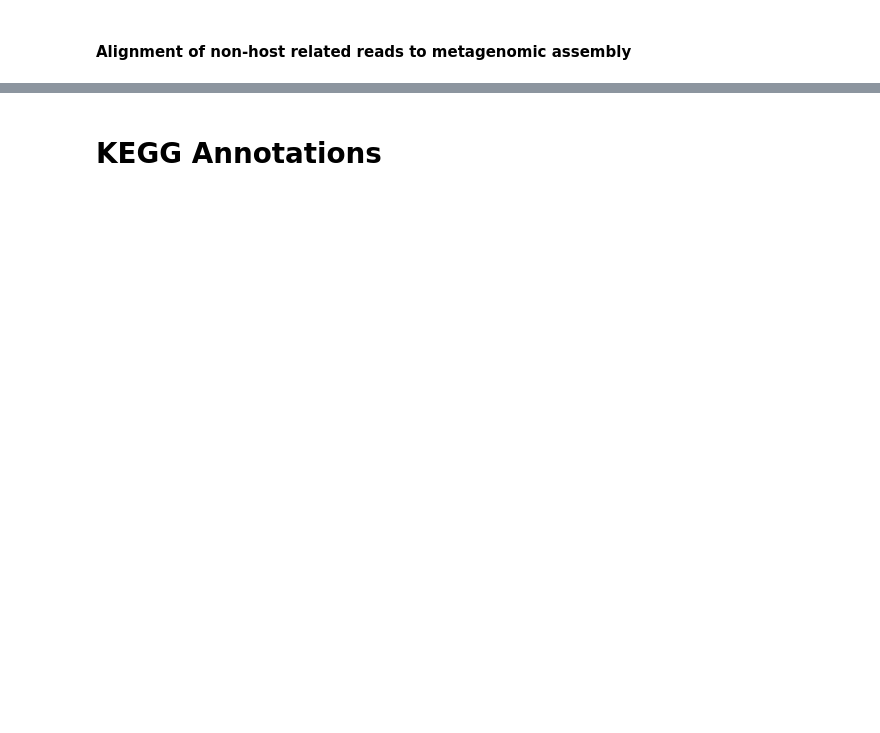
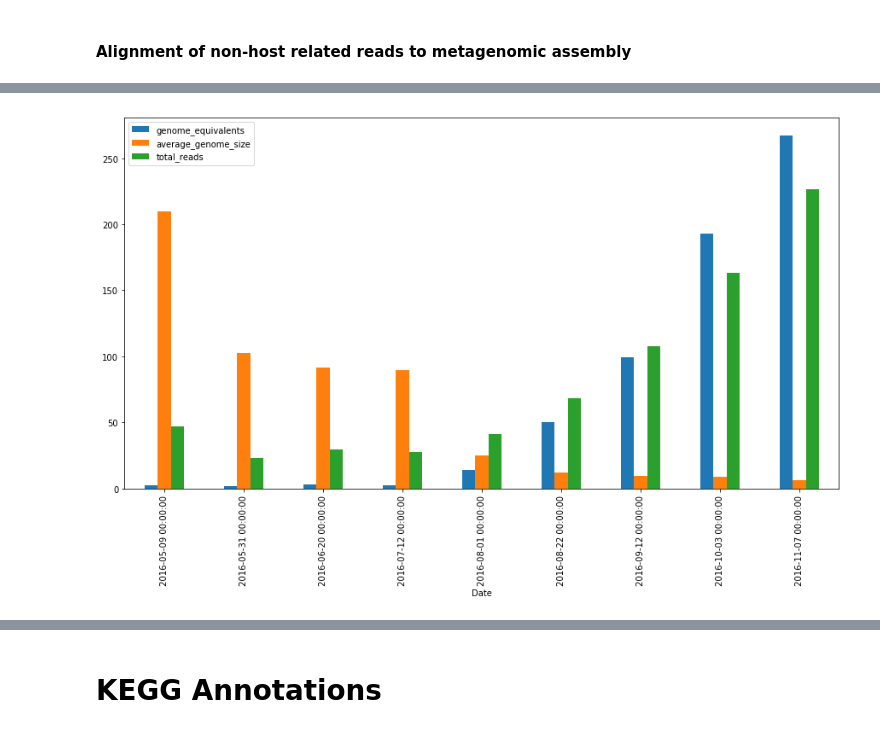
Before and after one commit to skDooley/GLBRC, a Jupyter notebook: 2016_WGS_DataPrep.ipynb, the cells around one changed output, grey strips where cells are left out. Drawn from its saved outputs; the diff is of its cells as text; code cells hidden in the pictures; blank space fills up the shorter version.

```diff
--- a/2016_WGS_DataPrep.ipynb
+++ b/2016_WGS_DataPrep.ipynb
@@ -164,0 +176,22 @@ data.head()
+# %%
+from os import listdir
+scc_path="mapping/metaG/fullAssembly/singleCopyGeneCounts/"
+files = listdir(scc_path)
+metadata["genome_equivalents"] = 0.0
+metadata["average_genome_size"] = 0.0
+metadata["total_reads"] = 0
+
+for fname in files:
+    sampleID = fname.replace(".txt","")
+    metadata.at[sampleID,"total_reads"] = seqMapping.at[sampleID,"total_reads"]
+    for line in open(scc_path+fname):
+        if "average_genome_size" in line:
+#             print(line.strip().split("\t"))
+            ags = float(line.strip().split("\t")[1])
+            metadata.at[sampleID,"average_genome_size"] = ags
+        elif "genome_equivalents" in line:
+            ge = float(line.strip().split("\t")[1])
+            metadata.at[sampleID,"genome_equivalents"] = ge
+
+
+metadata.head(20)
@@ -164,0 +217,7 @@ data.head()
+# %%
+df = metadata.groupby(['Date']).mean()
+df["average_genome_size"]=df["average_genome_size"]/1000000.0
+df["total_reads"]=df["total_reads"]/25000.0
+df.reset_index().plot(x="Date", y=["genome_equivalents", "average_genome_size","total_reads"], kind="bar",figsize=(15,8));
+# %% [output]
+[figure, added]
```
Also changed, not shown: parts of 25 cells of this notebook.
